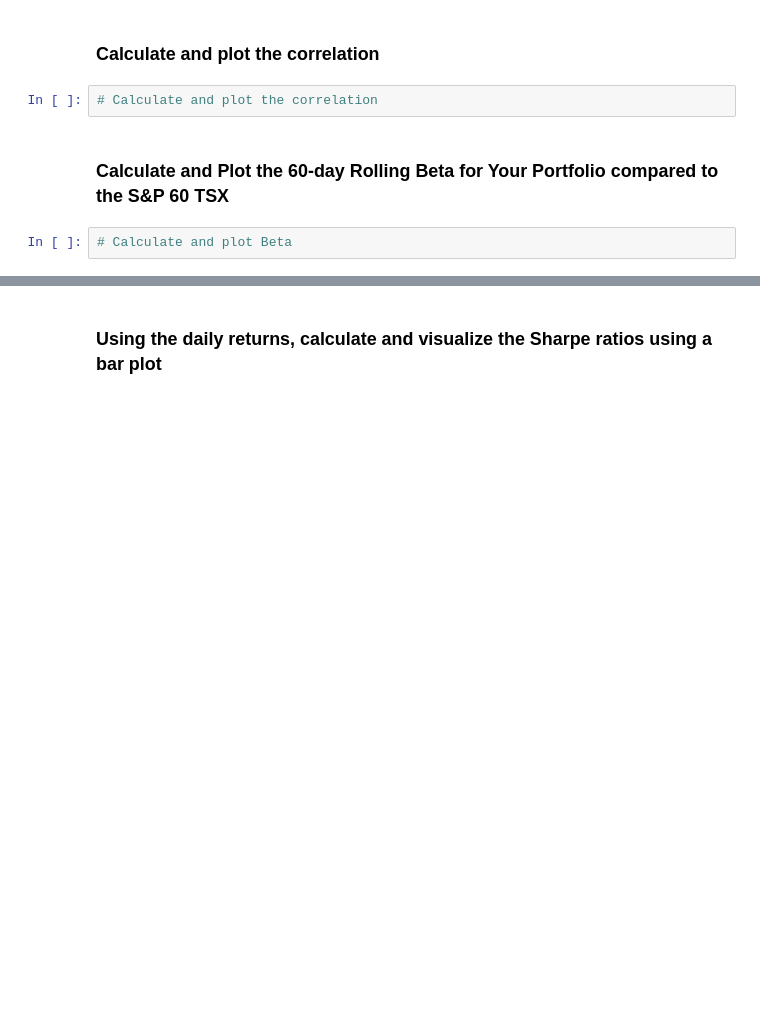
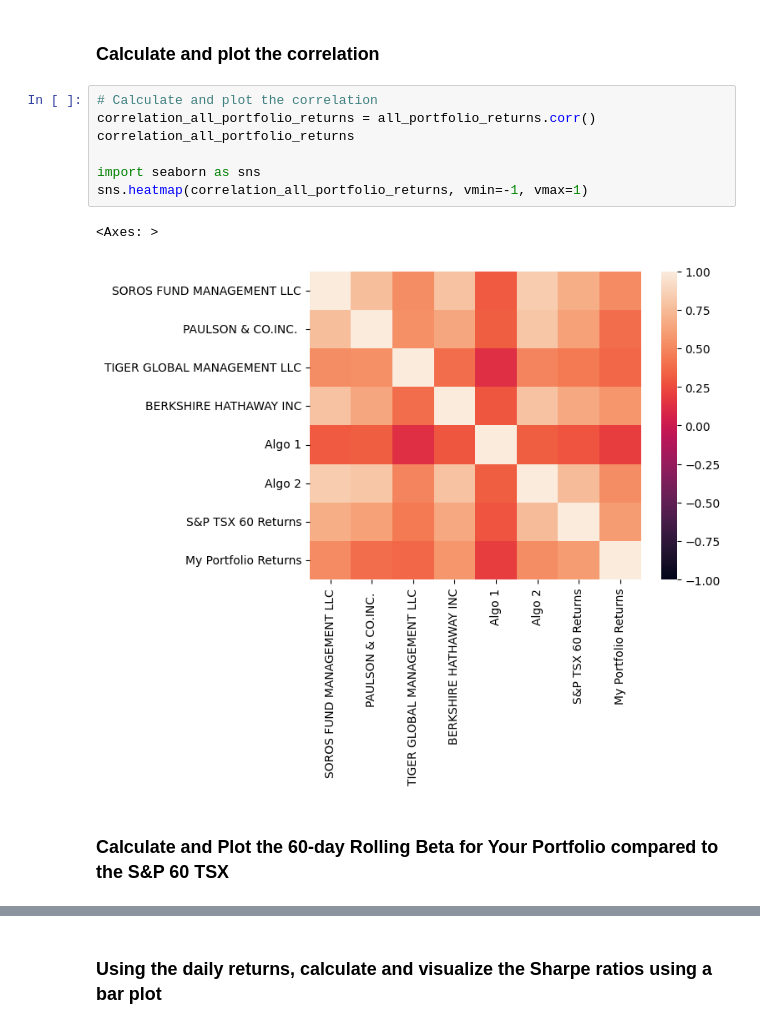
Before and after one commit to chyj0805/A-Whale-Off-the-Portfolio, a Jupyter notebook: Code/whale_analysis_oringal.ipynb, the cells around one changed output, grey strips where cells are left out. Saved outputs shown, nothing was run; the diff lists cells and outputs as text; blank space fills up the shorter version.

```diff
--- a/Code/whale_analysis_oringal.ipynb
+++ b/Code/whale_analysis_oringal.ipynb
@@ -649,8 +664,14 @@ all_portfolio_returns
 # %% [markdown]
 ### Calculate and plot the correlation
-# %%
-# Calculate and plot the correlation
+# %%
+# Calculate and plot the correlation
+correlation_all_portfolio_returns = all_portfolio_returns.corr()
+correlation_all_portfolio_returns
+
+import seaborn as sns
+sns.heatmap(correlation_all_portfolio_returns, vmin=-1, vmax=1)
+# %% [output]
+<Axes: >
+[figure, added]
 # %% [markdown]
 ### Calculate and Plot the 60-day Rolling Beta for Your Portfolio compared to the S&P 60 TSX
-# %%
-# Calculate and plot Beta
```
Also changed, not shown: parts of 11 cells of this notebook.
